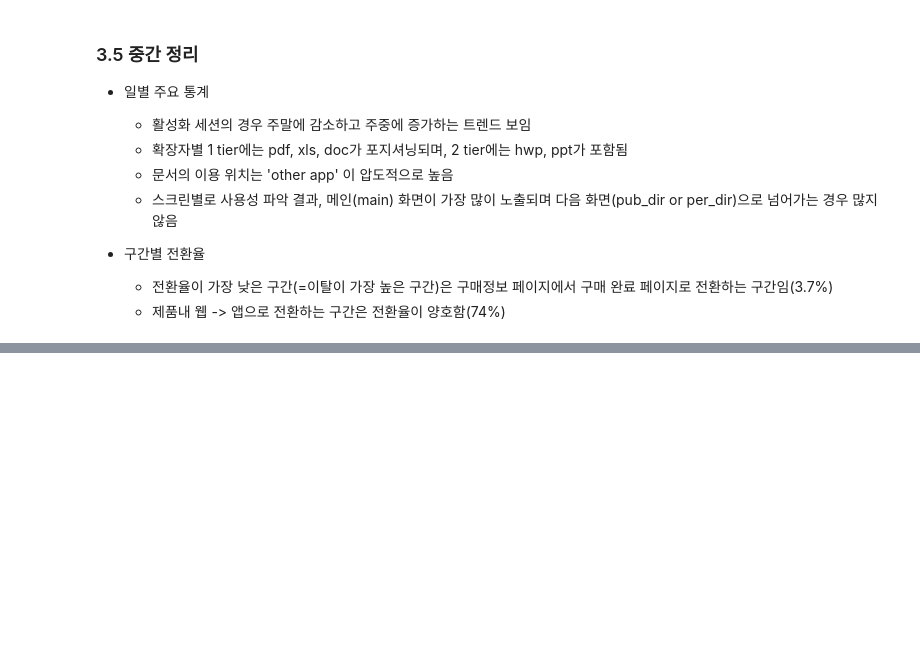
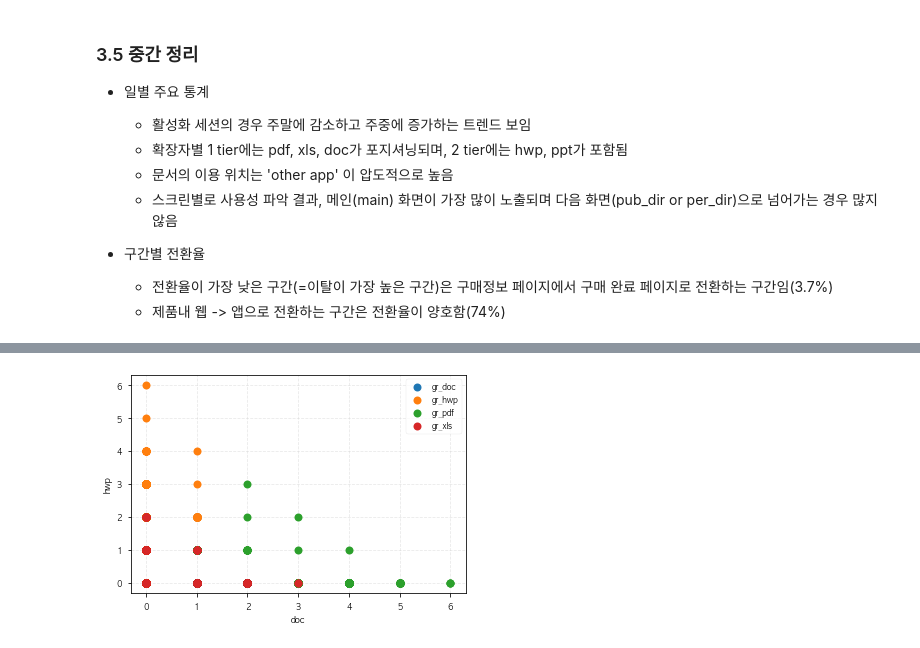
Before and after one commit to suhyun-cho/TIL, a Jupyter notebook: python/데이터분석Tutorial_유저Funnel분석.ipynb, the cells around one changed output, grey strips where cells are left out. Drawn from its saved outputs; the diff is of its cells as text; code cells hidden in the pictures; blank space fills up the shorter version.

```diff
--- a/python/데이터분석Tutorial_유저Funnel분석.ipynb
+++ b/python/데이터분석Tutorial_유저Funnel분석.ipynb
@@ -1421,0 +1595,14 @@ plt.tight_layout()
+# %%
+# 위와 동일한 시각화인데 위에코드가 더간결함.
+fig,ax=plt.subplots()
+ax.plot(df_ext.query('group=="gr_doc"')['DOC'], df_ext.query('group=="gr_doc"')['HWP'], label='gr_doc',marker='o',ms=8, linestyle=' ')
+ax.plot(df_ext.query('group=="gr_hwp"')['DOC'], df_ext.query('group=="gr_hwp"')['HWP'], label='gr_hwp',marker='o', ms=8,linestyle=' ')
+ax.plot(df_ext.query('group=="gr_pdf"')['DOC'], df_ext.query('group=="gr_pdf"')['HWP'],label='gr_pdf', marker='o', ms=8,linestyle=' ')
+ax.plot(df_ext.query('group=="gr_xls"')['DOC'], df_ext.query('group=="gr_xls"')['HWP'],label='gr_xls', marker='o', ms=8,linestyle=' ')
+ax.legend()
+plt.xlabel("doc")
+plt.ylabel("hwp")
+plt.grid(color='lightgrey', alpha=0.5, linestyle='--')
+plt.show()
+# %% [output]
+[figure, added]
```
Also changed, not shown: parts of 46 cells of this notebook.
